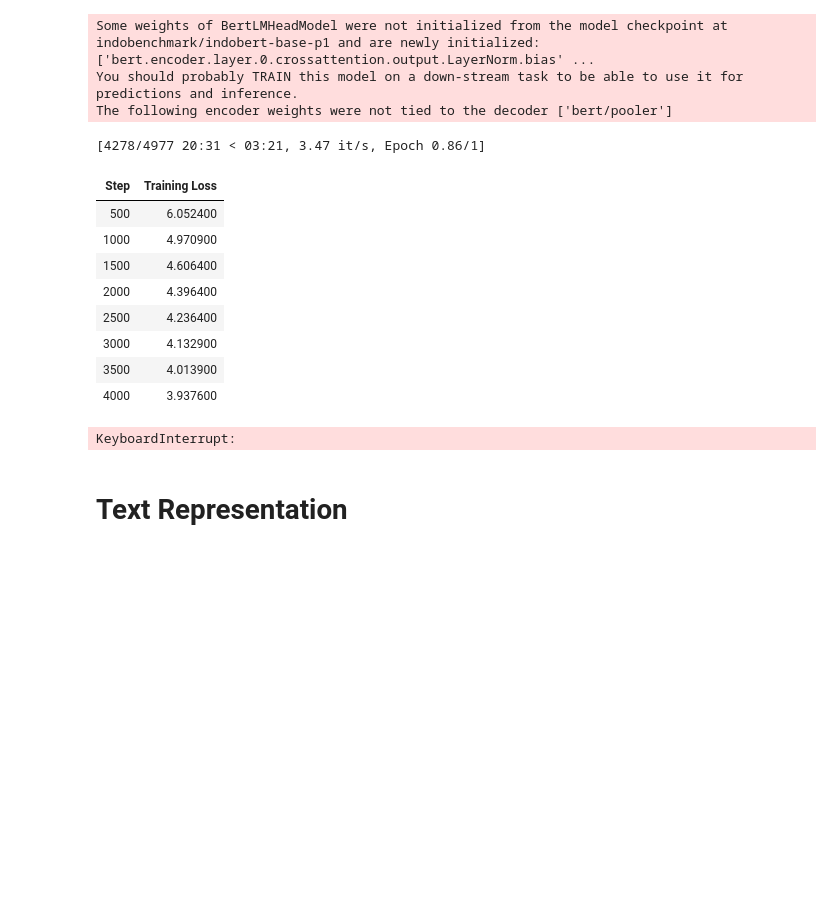
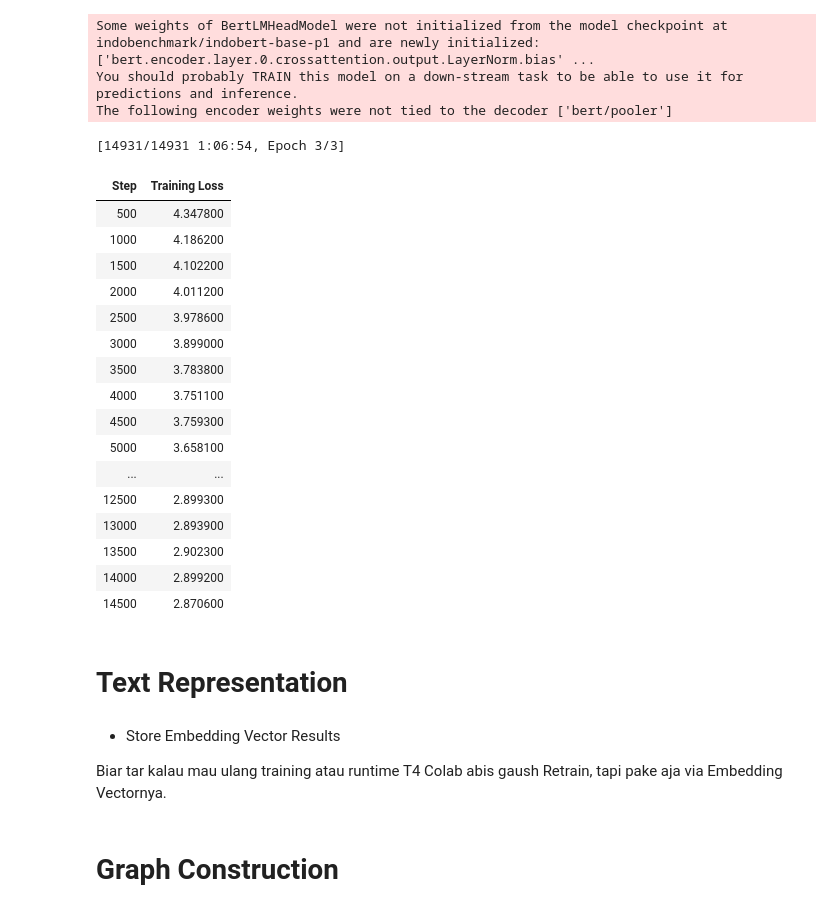
Before and after one commit to williamtheodoruswijaya/mteb-auto-labeller, a Jupyter notebook: workflow/mteb_autolabeller.ipynb, the cells around one changed output. Cells and saved outputs as stored; diff of their text form; code cells hidden in the pictures; blank space fills up the shorter version.

Commit message:
feat: finish training and generating label

```diff
--- a/workflow/mteb_autolabeller.ipynb
+++ b/workflow/mteb_autolabeller.ipynb
@@ -340,27 +343,34 @@ You should probably TRAIN this model on a down-stream task to be able to use it
 The following encoder weights were not tied to the decoder ['bert/pooler']
 # %%
 # Start Fine-Tuning (Retraining Pretrained IndoBERT Model into our Dataset)
-model.fit(
+history = model.fit(
     train_objectives=[(train_dataloader, train_loss)],
-    epochs=3,
+    epochs=1,
     weight_decay=0,
     scheduler='constantlr',
     optimizer_params={'lr': 3e-5},
     show_progress_bar=True,
     use_amp=True
 )
 # %% [output]
-[4278/4977 20:31 < 03:21, 3.47 it/s, Epoch 0.86/1]
+[14931/14931 1:06:54, Epoch 3/3]
 | Step | Training Loss |
-| 500 | 6.052400 |
-| 1000 | 4.970900 |
-| 1500 | 4.606400 |
-| 2000 | 4.396400 |
-| 2500 | 4.236400 |
-| 3000 | 4.132900 |
-| 3500 | 4.013900 |
-| 4000 | 3.937600 |
+| 500 | 4.347800 |
+| 1000 | 4.186200 |
+| 1500 | 4.102200 |
+| 2000 | 4.011200 |
+| 2500 | 3.978600 |
+| 3000 | 3.899000 |
+| 3500 | 3.783800 |
+| 4000 | 3.751100 |
+| 4500 | 3.759300 |
+| 5000 | 3.658100 |
+| ... | ... |
+| 12500 | 2.899300 |
+| 13000 | 2.893900 |
+| 13500 | 2.902300 |
+| 14000 | 2.899200 |
+| 14500 | 2.870600 |
-KeyboardInterrupt:
 # %% [markdown]
 # Text Representation
 # %%
@@ -372,4 +382,8 @@ embeddings = model.encode(
     convert_to_numpy=True,
     normalize_embeddings=True
 )
+# %% [markdown]
+- Store Embedding Vector Results
+
+Biar tar kalau mau ulang training atau runtime T4 Colab abis gaush Retrain, tapi pake aja via Embedding Vectornya.
 # %%
@@ -386,0 +396,2 @@ print("Siap lanjut ke tahap Semantic Graph & Clustering!")
+# %% [markdown]
+# Graph Construction
```
Also changed, not shown: parts of 54 cells of this notebook, 7 other files.
